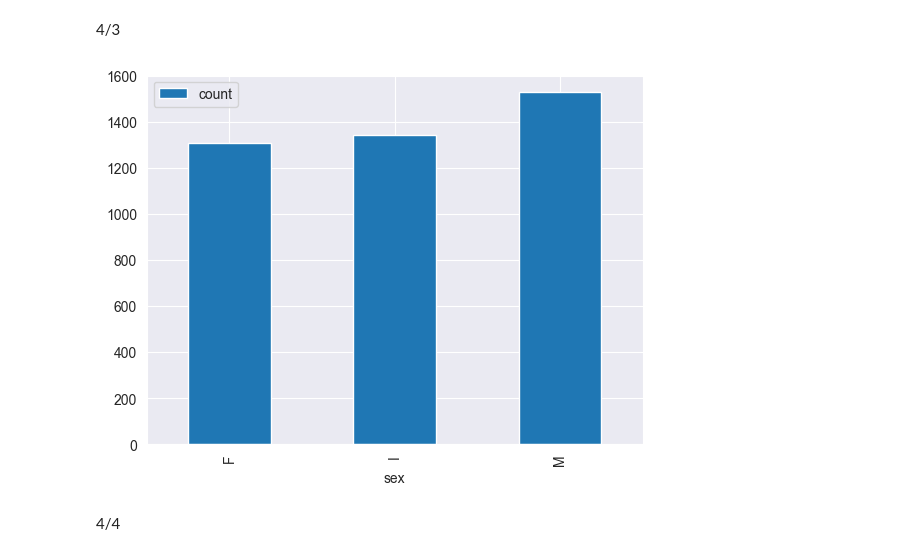
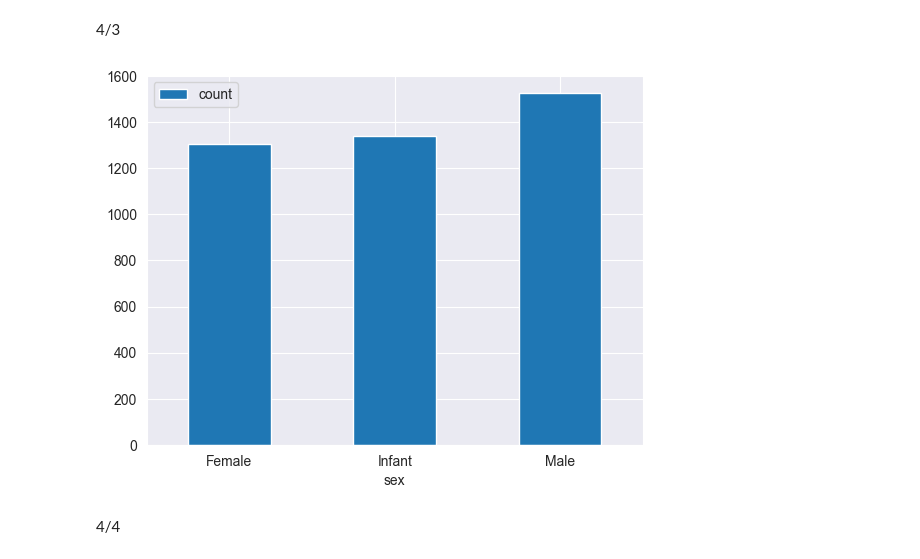
Before and after one commit to uhhigor/PY2023, a Jupyter notebook: assignments/a1/analysis.ipynb, the cells around one changed output. Cells and saved outputs as stored; diff of their text form; code cells hidden in the pictures.

```diff
--- a/assignments/a1/analysis.ipynb
+++ b/assignments/a1/analysis.ipynb
@@ -56,9 +56,10 @@ result2
 # %% [markdown]
 4/3
 # %%
-sexCount.plot.bar();
+sexCount.plot.bar(rot=0)
+plt.xticks([0, 1, 2], ['Female', 'Infant', 'Male']);
 # %% [output]
-[figure, old version]
+[figure, new version]
 # %% [markdown]
 4/4
 # %%
```
Also changed, not shown: parts of 2 cells of this notebook, 4 other files.
